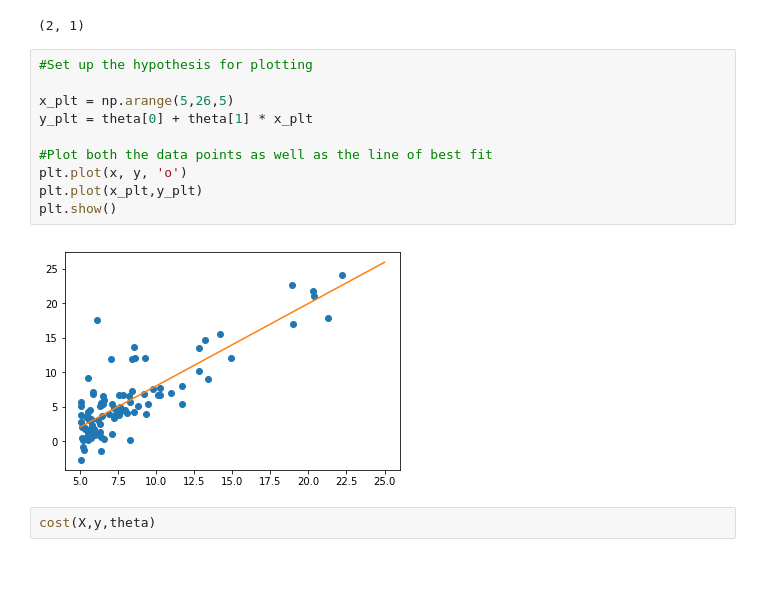
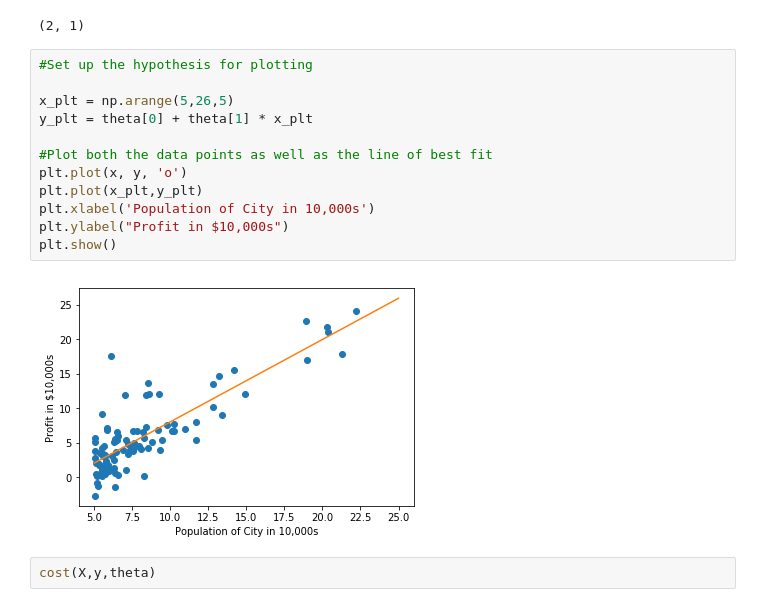
Before and after one commit to B33Boy/Data-Driven-Algorithms-Collection, a Jupyter notebook: Linear-Regression/Univariate_Linear_Regression.ipynb, the cells around one changed output. Saved outputs shown, nothing was run; the diff lists cells and outputs as text; blank space fills up the shorter version.

```diff
--- a/Linear-Regression/Univariate_Linear_Regression.ipynb
+++ b/Linear-Regression/Univariate_Linear_Regression.ipynb
@@ -71,15 +71,17 @@ theta_hist[0].shape
 # %%
 #Set up the hypothesis for plotting
 
 x_plt = np.arange(5,26,5)
 y_plt = theta[0] + theta[1] * x_plt
 
 #Plot both the data points as well as the line of best fit
 plt.plot(x, y, 'o')
 plt.plot(x_plt,y_plt)
+plt.xlabel('Population of City in 10,000s')
+plt.ylabel("Profit in $10,000s")
 plt.show()
 # %% [output]
-[figure, old version]
+[figure, new version]
 # %%
 cost(X,y,theta)
 # %% [output]
```
Also changed, not shown: parts of 1 cell of this notebook, 1 other file.
